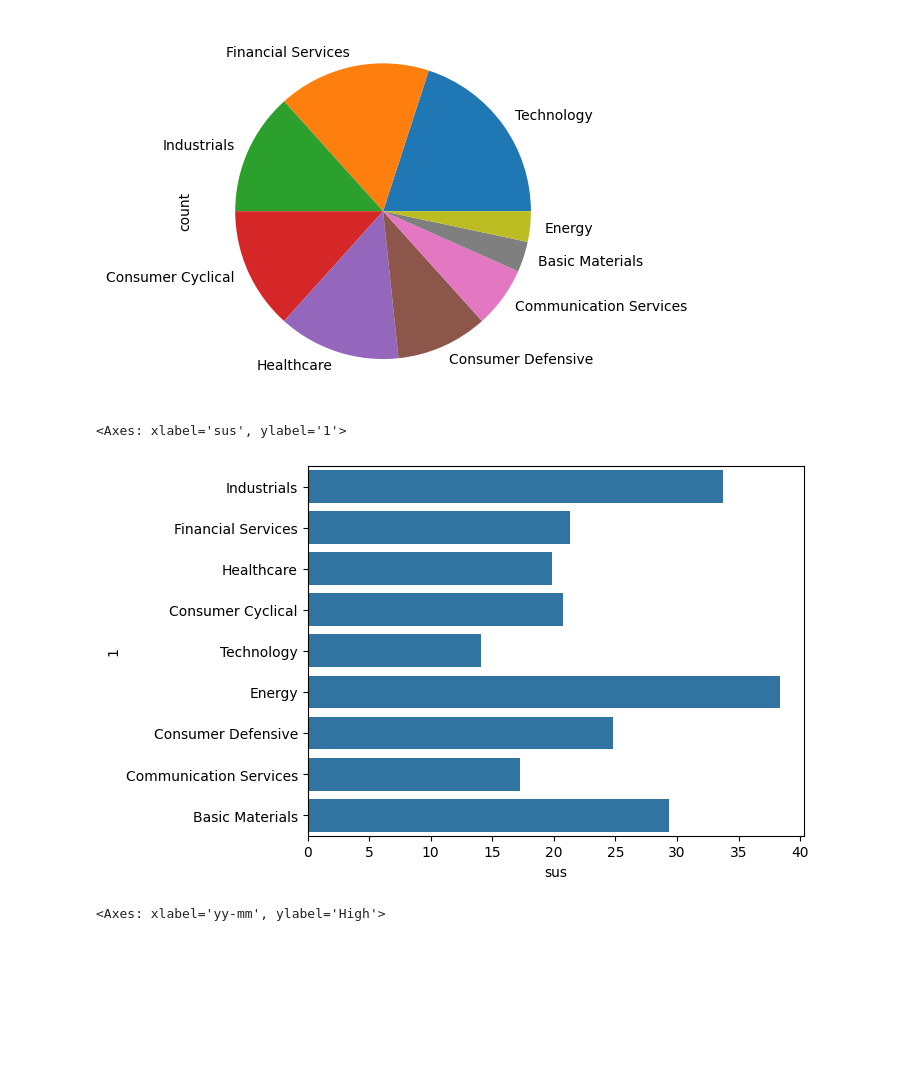
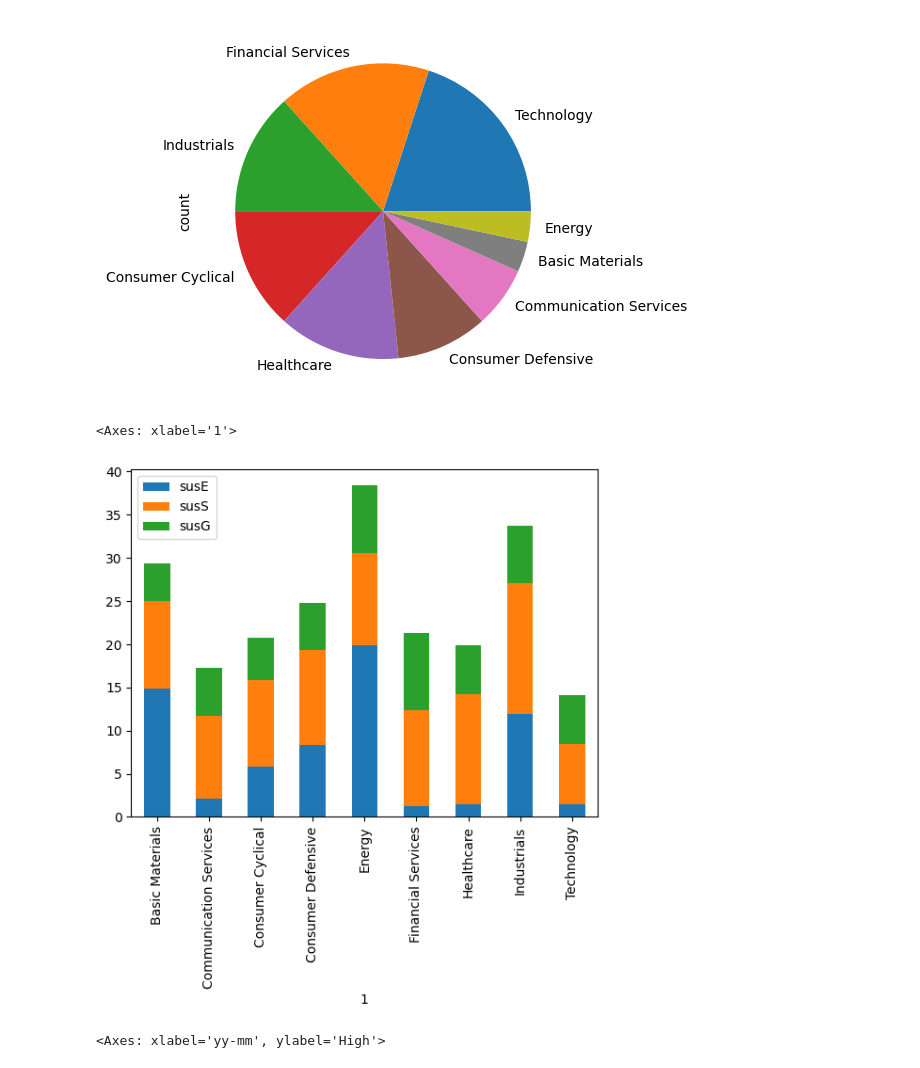
Before and after one commit to aracz/data_viz_project, a Jupyter notebook: yfinance-test.ipynb, the cells around one changed output. Drawn from its saved outputs; the diff is of its cells as text; code cells hidden in the pictures; blank space fills up the shorter version.

Commit message:
Added first graphs

```diff
--- a/yfinance-test.ipynb
+++ b/yfinance-test.ipynb
@@ -287,13 +304,16 @@ sector.value_counts(1).plot(kind="pie")
 <Axes: ylabel='count'>
 [figure]
 # %%
-def get_esg(code):
-    return dji_t[code].sustainability.loc["totalEsg"]["esgScores"]
+def get_esg(code, score="totalEsg"):
+    return dji_t[code].sustainability.loc[score]["esgScores"]
 sector["sus"] = sector[0].apply(get_esg)
-sb.barplot(data=sector, y=1, x="sus", errorbar=None, orient="h")
+sector["susE"] = sector[0].apply(get_esg, score="environmentScore")
+sector["susS"] = sector[0].apply(get_esg, score="socialScore")
+sector["susG"] = sector[0].apply(get_esg, score="governanceScore")
+sector[[1, "susE", "susS", "susG"]].groupby(1).mean(numeric_only=True).plot(kind="bar", stacked=True)
 # %% [output]
-<Axes: xlabel='sus', ylabel='1'>
+<Axes: xlabel='1'>
-[figure, old version]
+[figure, new version]
 # %%
 mmm = dji_t["MMM"].history("10y")
 mmm["yy-mm"] = pd.to_datetime(mmm.index.strftime('%Y-%m'))
```
Also changed, not shown: parts of 9 cells of this notebook, 3 other files.
